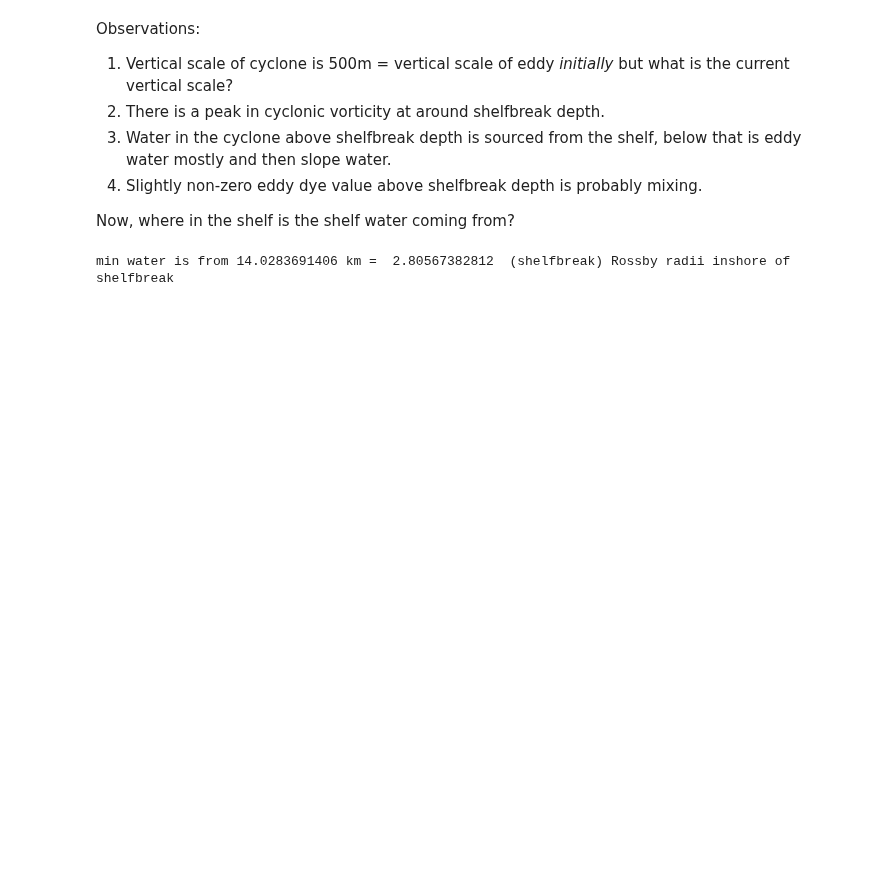
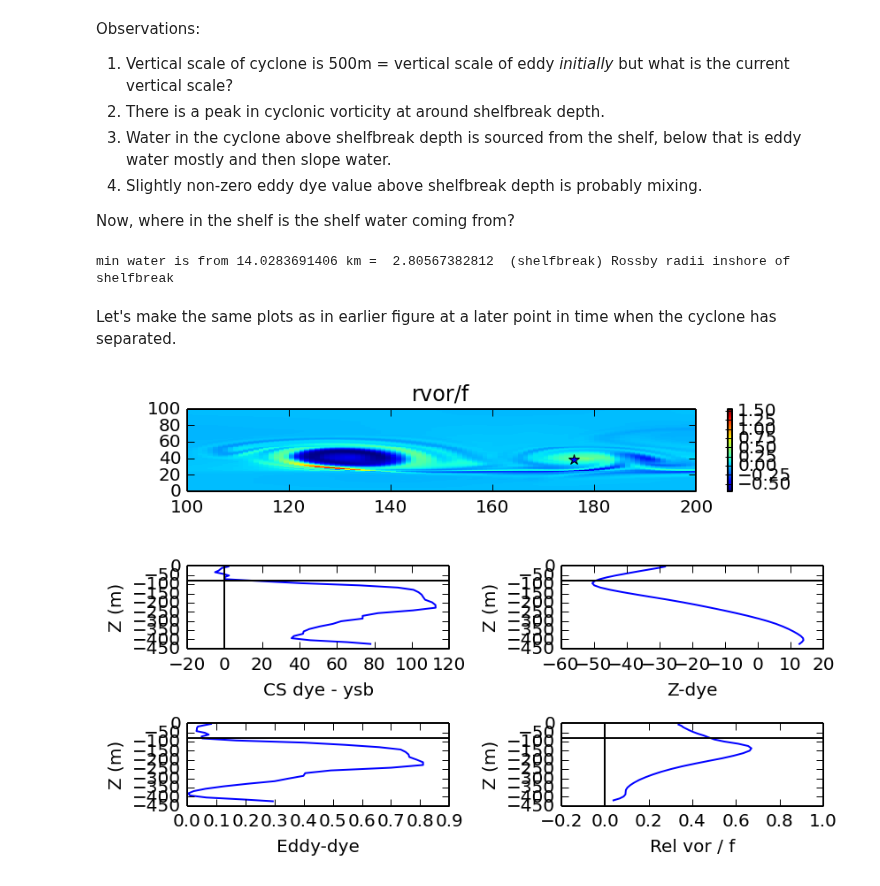
Before and after one commit to dcherian/eddyshelf, a Jupyter notebook: streamer-cyclone.ipynb, the cells around one changed output. Saved outputs shown, nothing was run; the diff lists cells and outputs as text; code cells hidden in the pictures; blank space fills up the shorter version.

```diff
--- a/streamer-cyclone.ipynb
+++ b/streamer-cyclone.ipynb
@@ -117,3 +118,71 @@ rrshelf = 5 # km
 print 'min water is from', csmin, 'km = ', csmin/5, ' (shelfbreak) Rossby radii inshore of shelfbreak'
 # %% [output]
 min water is from 14.0283691406 km =  2.80567382812  (shelfbreak) Rossby radii inshore of shelfbreak
+# %% [markdown]
+Let's make the same plots as in earlier figure at a later point in time when the cyclone has separated.
+# %%
+ixnew = 178-1; iynew = 40-1; itnew = 126-1;
+
+# read data
+csdye = hisfile[csdname][itnew,:,iynew,ixnew]
+eddye = hisfile[eddname][itnew,:,iynew,ixnew]
+zdye  = hisfile[zdname][itnew,:,iynew,ixnew]
+f     = hisfile['f']
+
+csini = hisfile[csdname][1,:,iynew,ixnew]
+edini = hisfile[eddname][1,:,iynew,ixnew]
+zini  = hisfile[zdname][1,:,iynew,ixnew]
+
+rvor = vorfile['rv'][itnew,:,iynew-1,ixnew-1]
+
+rvorxy = vorfile['rv'][itnew,-1,:,:]
+zvornew = vorfile['z_pv'][:,iynew-1,ixnew-1]
+
+dcsd = csdye - xsb;
+dzd  = zdye - zini;
+ded  = eddye - edini;
+
+zvecnew = zr[:,iynew,ixnew]
+
+# now make plots
+rvnorm = rvorxy/favg
+
+plt.subplot(3,2,(1,2))
+plt.pcolor(rvnorm)
+plt.autoscale(True,tight=True)
+plt.colorbar()
+plt.plot(ixnew-1,iynew-1,'b*',hold=True)
+plt.title('rvor/f')
+plt.xlim(100,200)
+plt.ylim(0,100)
+
+plt.subplot(3,2,3)
+plt.plot(dcsd/1000,zvecnew)
+plt.axvline(0, color='k')
+plt.axhline(-hsb, color='k')
+plt.ylabel('Z (m)')
+plt.xlabel('CS dye - ysb')
+
+plt.subplot(3,2,4)
+plt.plot(dzd,zvecnew)
+plt.axhline(-hsb, color='k')
+plt.ylabel('Z (m)')
+plt.xlabel('Z-dye')
+
+plt.subplot(3,2,5)
+plt.plot(ded,zvecnew)
+plt.axhline(-hsb, color='k')
+plt.ylabel('Z (m)')
+plt.xlabel('Eddy-dye')
+
+plt.subplot(3,2,6)
+plt.plot(rvor/favg[iy-1,ix-1],zvornew)
+plt.axhline(-hsb, color='k')
+plt.axvline(0, color='k')
+plt.ylabel('Z (m)')
+plt.xlim(-0.2,1);
+plt.xlabel('Rel vor / f')
+
+plt.tight_layout()
+# %% [output]
+[figure, added]
```
Also changed, not shown: parts of 3 cells of this notebook.
